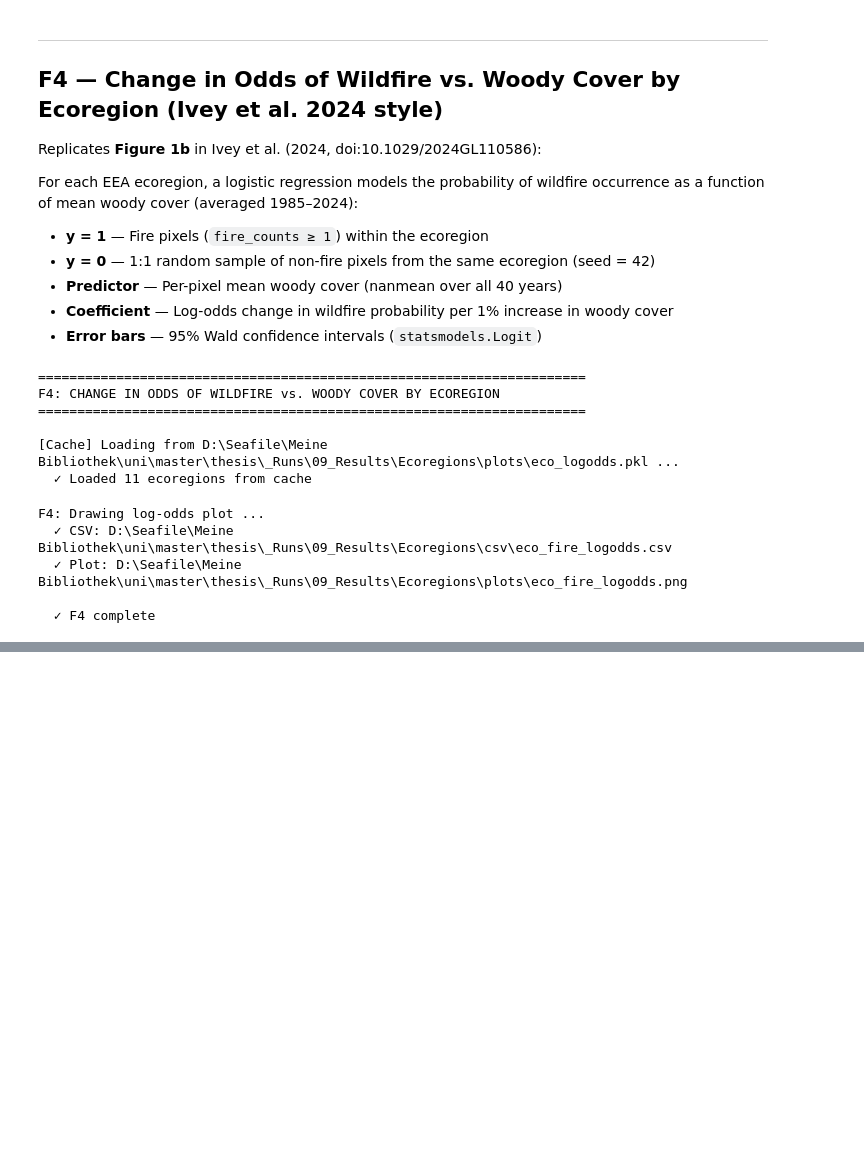
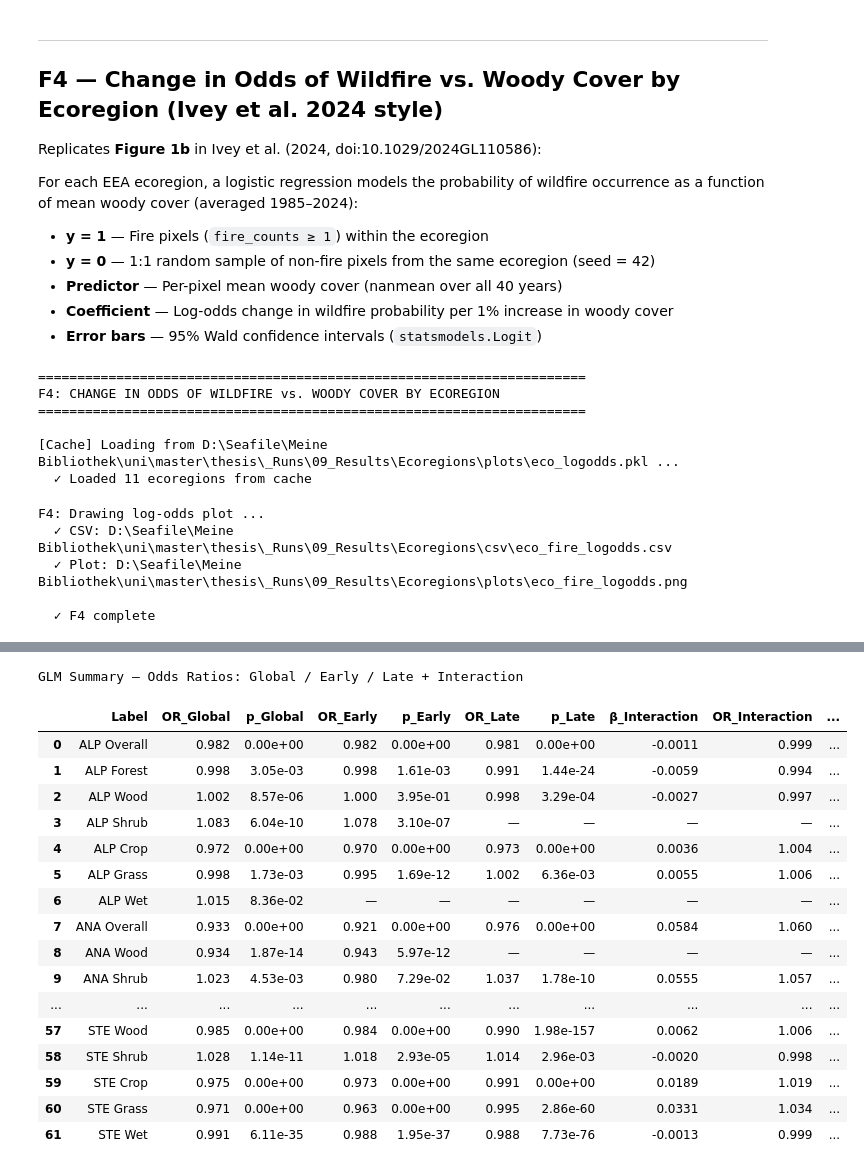
Before and after one commit to flixie24/scripts, a Jupyter notebook: 02_workflow/05_analysis_eco_lc.ipynb, the cells around one changed output, grey strips where cells are left out. Saved outputs shown, nothing was run; the diff lists cells and outputs as text; code cells hidden in the pictures; blank space fills up the shorter version.

```diff
--- a/02_workflow/05_analysis_eco_lc.ipynb
+++ b/02_workflow/05_analysis_eco_lc.ipynb
@@ -8661,0 +9466,79 @@ NameError: name 'WC_NODATA' is not defined
+# %%
+# ── Combined summary table: all periods + interaction in one row per stratum ──
+_g = glm_df_periods.set_index(['Label', 'Ecoregion', 'Eco_Pre2012', 'Landcover', 'LC_Short'])
+
+_global = _g.loc[_g['Period'] == 'Global',        ['Odds_Ratio','p_value','n_fire','n_total']].rename(
+    columns={'Odds_Ratio':'OR_Global','p_value':'p_Global','n_fire':'n_fire_Global','n_total':'n_total_Global'})
+_early  = _g.loc[_g['Period'] == 'Early (01–15)',  ['Odds_Ratio','p_value','n_fire','n_total']].rename(
+    columns={'Odds_Ratio':'OR_Early','p_value':'p_Early','n_fire':'n_fire_Early','n_total':'n_total_Early'})
+_late   = _g.loc[_g['Period'] == 'Late (16–25)',   ['Odds_Ratio','p_value','n_fire','n_total']].rename(
+    columns={'Odds_Ratio':'OR_Late','p_value':'p_Late','n_fire':'n_fire_Late','n_total':'n_total_Late'})
+
+_ix = interaction_df.set_index(['Label', 'Ecoregion', 'Eco_Pre2012', 'Landcover', 'LC_Short'])[
+    ['β_Interaction', 'OR_Interaction', 'p_Interaction']]
+
+_lc_sort_order = {'Overall': 0, 'Forest': 1, 'Wood': 2, 'Shrub': 3, 'Crop': 4, 'Grass': 5, 'Wet': 6}
+
+glm_combined = (
+    _global
+    .join(_early,  how='outer')
+    .join(_late,   how='outer')
+    .join(_ix,     how='outer')
+    .reset_index()
+)
+glm_combined['_lc_sort'] = glm_combined['LC_Short'].map(_lc_sort_order).fillna(99)
+glm_combined = glm_combined.sort_values(['Ecoregion', '_lc_sort']).drop(columns=['_lc_sort']).reset_index(drop=True)
+
+# Display
+_display_cols = [
+    'Label',
+    'OR_Global',  'p_Global',
+    'OR_Early',   'p_Early',
+    'OR_Late',    'p_Late',
+    'β_Interaction', 'OR_Interaction', 'p_Interaction',
+    'n_fire_Global', 'n_total_Global',
+    'n_fire_Early',  'n_total_Early',
+    'n_fire_Late',   'n_total_Late',
+]
+_display_cols = [c for c in _display_cols if c in glm_combined.columns]
+
+display(glm_combined[_display_cols].style.format({
+    'OR_Global':'{:.3f}',  'p_Global':'{:.2e}',
+    'OR_Early':'{:.3f}',   'p_Early':'{:.2e}',
+    'OR_Late':'{:.3f}',    'p_Late':'{:.2e}',
+    'β_Interaction':'{:.4f}', 'OR_Interaction':'{:.3f}', 'p_Interaction':'{:.2e}',
+    'n_fire_Global':'{:,.0f}', 'n_total_Global':'{:,.0f}',
+    'n_fire_Early':'{:,.0f}',  'n_total_Early':'{:,.0f}',
+    'n_fire_Late':'{:,.0f}',   'n_total_Late':'{:,.0f}',
+}, na_rep='—').set_caption(
+    "GLM Summary — Odds Ratios: Global / Early / Late + Interaction"))
+
+# CSV + Excel export
+_csv_combined = os.path.join(general_csv_dir, "glm_fire_odds_combined_summary.csv")
+glm_combined[_display_cols].to_csv(_csv_combined, index=False)
+
+_xlsx_combined = os.path.join(general_csv_dir, "glm_fire_odds_combined_summary.xlsx")
+glm_combined[_display_cols].to_excel(_xlsx_combined, index=False, sheet_name='GLM_Summary')
+
+print(f"✓ Saved: {_csv_combined}")
+print(f"✓ Saved: {_xlsx_combined}")
+print(f"  {len(glm_combined)} strata")
+# %% [output]
+GLM Summary — Odds Ratios: Global / Early / Late + Interaction
+|  | Label | OR_Global | p_Global | OR_Early | p_Early | OR_Late | p_Late | β_Interaction | OR_Interaction | ... |
+| 0 | ALP Overall | 0.982 | 0.00e+00 | 0.982 | 0.00e+00 | 0.981 | 0.00e+00 | -0.0011 | 0.999 | ... |
+| 1 | ALP Forest | 0.998 | 3.05e-03 | 0.998 | 1.61e-03 | 0.991 | 1.44e-24 | -0.0059 | 0.994 | ... |
+| 2 | ALP Wood | 1.002 | 8.57e-06 | 1.000 | 3.95e-01 | 0.998 | 3.29e-04 | -0.0027 | 0.997 | ... |
+| 3 | ALP Shrub | 1.083 | 6.04e-10 | 1.078 | 3.10e-07 | — | — | — | — | ... |
+| 4 | ALP Crop | 0.972 | 0.00e+00 | 0.970 | 0.00e+00 | 0.973 | 0.00e+00 | 0.0036 | 1.004 | ... |
+| 5 | ALP Grass | 0.998 | 1.73e-03 | 0.995 | 1.69e-12 | 1.002 | 6.36e-03 | 0.0055 | 1.006 | ... |
+| 6 | ALP Wet | 1.015 | 8.36e-02 | — | — | — | — | — | — | ... |
+| 7 | ANA Overall | 0.933 | 0.00e+00 | 0.921 | 0.00e+00 | 0.976 | 0.00e+00 | 0.0584 | 1.060 | ... |
+| 8 | ANA Wood | 0.934 | 1.87e-14 | 0.943 | 5.97e-12 | — | — | — | — | ... |
+| 9 | ANA Shrub | 1.023 | 4.53e-03 | 0.980 | 7.29e-02 | 1.037 | 1.78e-10 | 0.0555 | 1.057 | ... |
+| ... | ... | ... | ... | ... | ... | ... | ... | ... | ... | ... |
+| 57 | STE Wood | 0.985 | 0.00e+00 | 0.984 | 0.00e+00 | 0.990 | 1.98e-157 | 0.0062 | 1.006 | ... |
+| 58 | STE Shrub | 1.028 | 1.14e-11 | 1.018 | 2.93e-05 | 1.014 | 2.96e-03 | -0.0020 | 0.998 | ... |
+| 59 | STE Crop | 0.975 | 0.00e+00 | 0.973 | 0.00e+00 | 0.991 | 0.00e+00 | 0.0189 | 1.019 | ... |
+| 60 | STE Grass | 0.971 | 0.00e+00 | 0.963 | 0.00e+00 | 0.995 | 2.86e-60 | 0.0331 | 1.034 | ... |
+| 61 | STE Wet | 0.991 | 6.11e-35 | 0.988 | 1.95e-37 | 0.988 | 7.73e-76 | -0.0013 | 0.999 | ... |
```
Also changed, not shown: parts of 11 cells of this notebook, 1 other file.
